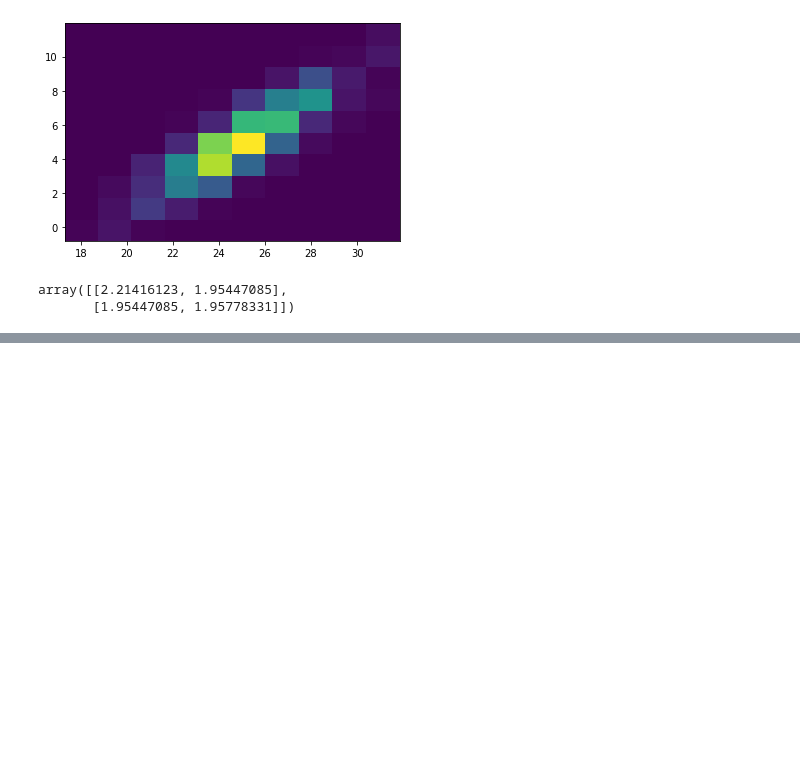
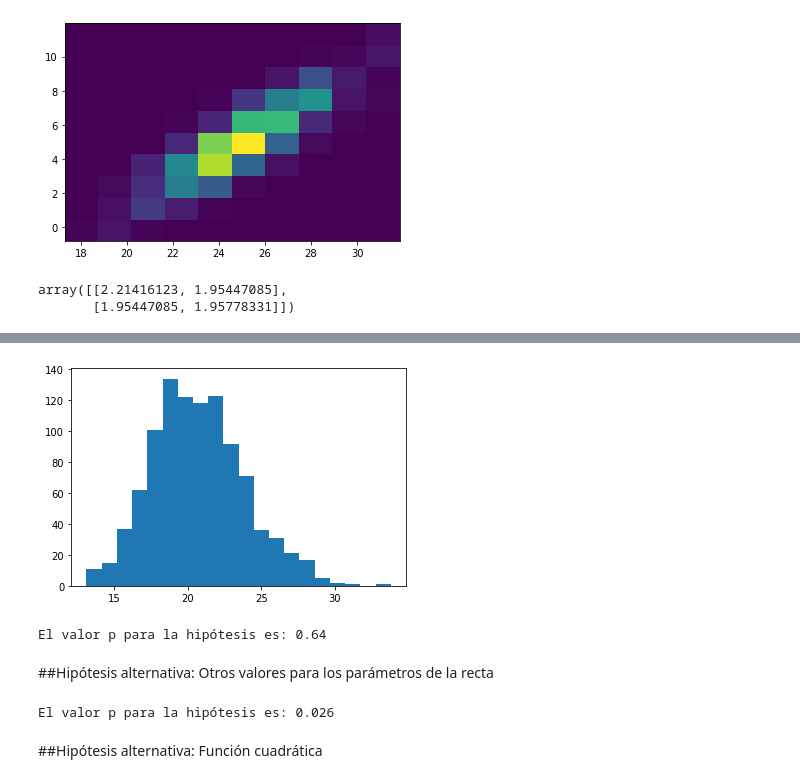
Before and after one commit to UDEA-Esp-Analitica-y-Ciencia-de-Datos/EACD-02-ESTADISTICA, a Jupyter notebook: Sesión_3.ipynb, the cells around one changed output, grey strips where cells are left out. Cells and saved outputs as stored; diff of their text form; code cells hidden in the pictures; blank space fills up the shorter version.

```diff
--- a/Sesión_3.ipynb
+++ b/Sesión_3.ipynb
@@ -210,0 +249,26 @@ array([[2.21416123, 1.95447085],
+# %%
+NSample=1000
+Chi2Sampling=[]
+for i in range(NSample):
+  RectaExperim=RectaConVariabilidad(20,100,Pendiente,Intercepto,100,sigma=5)
+  Chi2Sampling.append(Line_chi2(RectaExperim[1],RectaExperim[0],bestm,bestb))
+# %%
+Chi2Histo=plt.hist(Chi2Sampling, bins=20)
+# %% [output]
+[figure, added]
+# %%
+MaskToIntegrate=np.array(Chi2Histo[1][:-1])>=MinChi2
+pvalue_h0=sum(np.multiply(MaskToIntegrate,np.array(Chi2Histo[0])))/sum(Chi2Histo[0])
+print("El valor p para la hipótesis es:", pvalue_h0)
+# %% [output]
+El valor p para la hipótesis es: 0.64
+# %% [markdown]
+##Hipótesis alternativa: Otros valores para los parámetros de la recta
+# %%
+MaskToIntegrate=np.array(Chi2Histo[1][:-1])>=Line_chi2(RectaPrincipal[1],RectaPrincipal[0],bestm,4)
+pvalue_h1=sum(np.multiply(MaskToIntegrate,np.array(Chi2Histo[0])))/sum(Chi2Histo[0])
+print("El valor p para la hipótesis es:", pvalue_h1)
+# %% [output]
+El valor p para la hipótesis es: 0.026
+# %% [markdown]
+##Hipótesis alternativa: Función cuadrática
```
Also changed, not shown: parts of 12 cells of this notebook.
